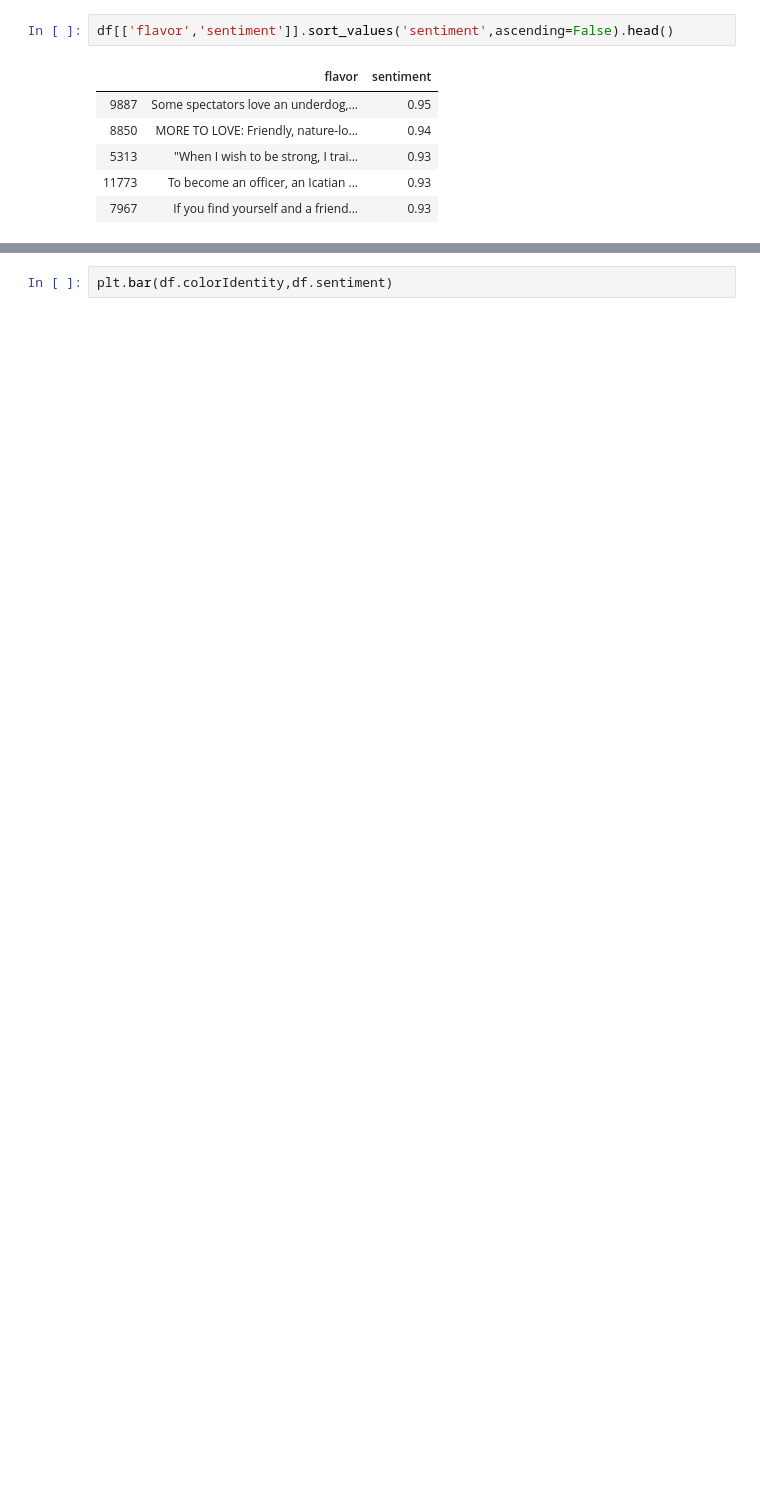
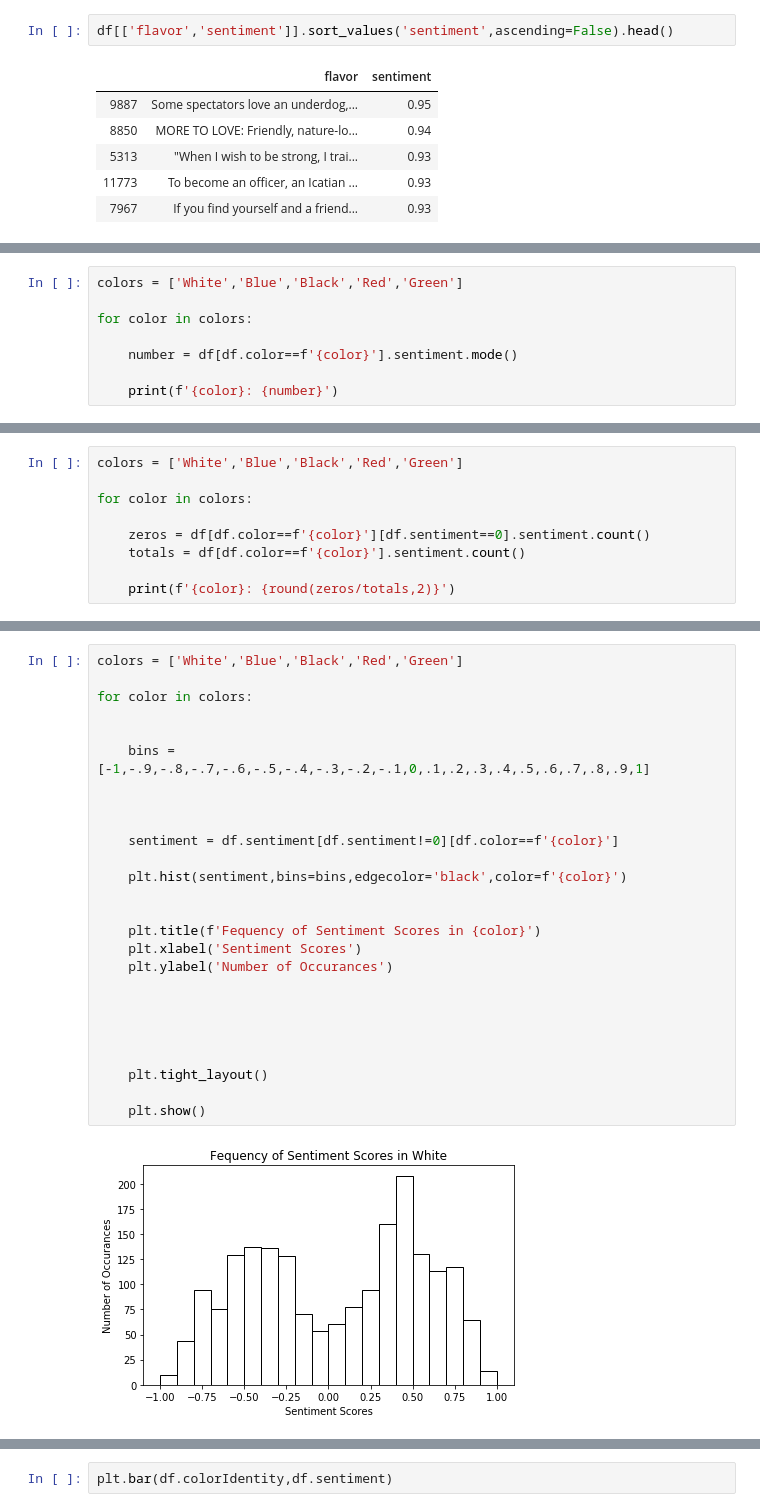
Before and after one commit to Johndsalas/Sentiment_Analysis_Magic_The_Gathering, a Jupyter notebook: magic_sentiment_analysis.ipynb, the cells around one changed output, grey strips where cells are left out. Saved outputs shown, nothing was run; the diff lists cells and outputs as text; blank space fills up the shorter version.

```diff
--- a/magic_sentiment_analysis.ipynb
+++ b/magic_sentiment_analysis.ipynb
@@ -257,0 +376,8 @@ seaborn.countplot(x='colorIdentity', data=df, color=['Green','Red'])
+# %%
+colors = ['White','Blue','Black','Red','Green']
+
+for color in colors:
+
+    number = df[df.color==f'{color}'].sentiment.mode()
+
+    print(f'{color}: {number}')
@@ -257,0 +395,9 @@ seaborn.countplot(x='colorIdentity', data=df, color=['Green','Red'])
+# %%
+colors = ['White','Blue','Black','Red','Green']
+
+for color in colors:
+
+    zeros = df[df.color==f'{color}'][df.sentiment==0].sentiment.count()
+    totals = df[df.color==f'{color}'].sentiment.count()
+
+    print(f'{color}: {round(zeros/totals,2)}')
@@ -257,0 +410,28 @@ seaborn.countplot(x='colorIdentity', data=df, color=['Green','Red'])
+# %%
+colors = ['White','Blue','Black','Red','Green']
+
+for color in colors:
+
+
+    bins =[-1,-.9,-.8,-.7,-.6,-.5,-.4,-.3,-.2,-.1,0,.1,.2,.3,.4,.5,.6,.7,.8,.9,1]
+
+
+
+    sentiment = df.sentiment[df.sentiment!=0][df.color==f'{color}']
+
+    plt.hist(sentiment,bins=bins,edgecolor='black',color=f'{color}')
+
+
+    plt.title(f'Fequency of Sentiment Scores in {color}')
+    plt.xlabel('Sentiment Scores')
+    plt.ylabel('Number of Occurances')
+
+
+
+
+
+    plt.tight_layout()
+
+    plt.show()
+# %% [output]
+[figure, added]
```
Also changed, not shown: parts of 30 cells of this notebook.
